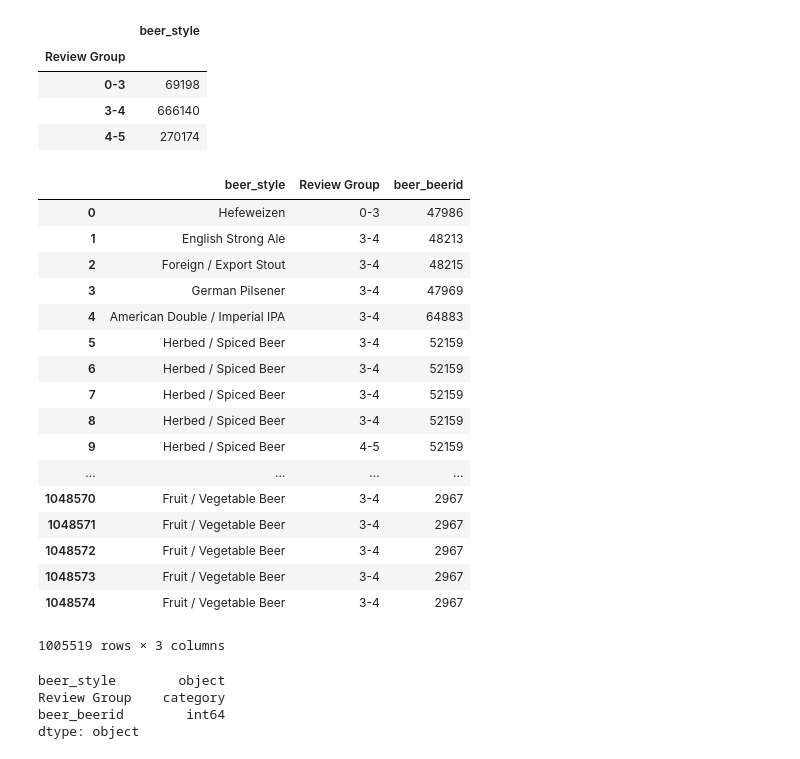
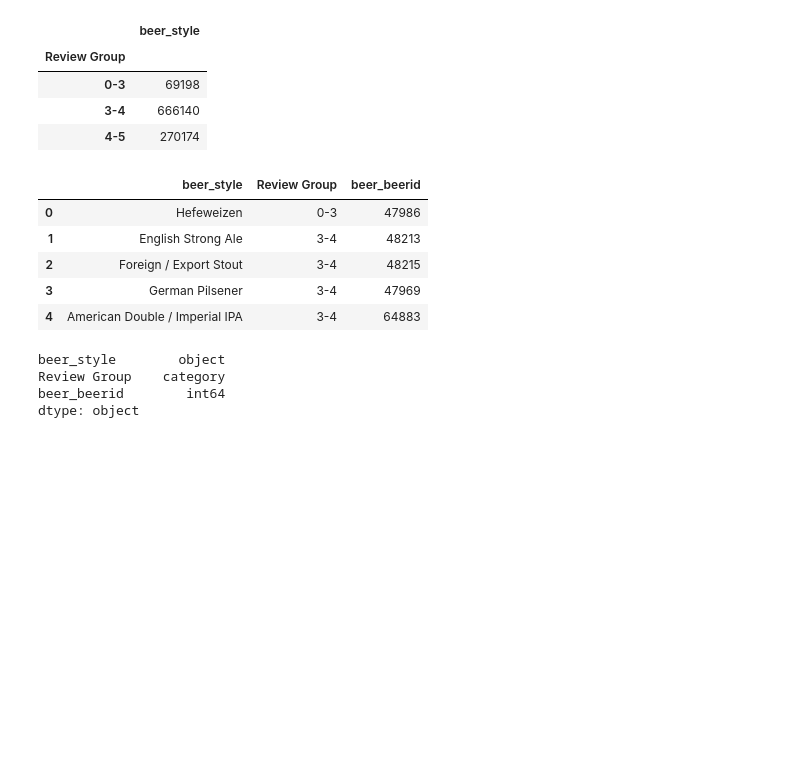
Before and after one commit to RobStewartJr/Project1, a Jupyter notebook: Analyzing_Beer_Preference.ipynb, the cells around one changed output. Drawn from its saved outputs; the diff is of its cells as text; code cells hidden in the pictures; blank space fills up the shorter version.

```diff
--- a/Analyzing_Beer_Preference.ipynb
+++ b/Analyzing_Beer_Preference.ipynb
@@ -224,26 +230,14 @@ full_analysis
 | 4-5 | 270174 |
 # %%
 clean_beer_goup=pd.DataFrame(beer_pd[["beer_style","Review Group","beer_beerid"]])
-clean_beer_goup
+clean_beer_goup.head()
 # %% [output]
 |  | beer_style | Review Group | beer_beerid |
 | 0 | Hefeweizen | 0-3 | 47986 |
 | 1 | English Strong Ale | 3-4 | 48213 |
 | 2 | Foreign / Export Stout | 3-4 | 48215 |
 | 3 | German Pilsener | 3-4 | 47969 |
 | 4 | American Double / Imperial IPA | 3-4 | 64883 |
-| 5 | Herbed / Spiced Beer | 3-4 | 52159 |
-| 6 | Herbed / Spiced Beer | 3-4 | 52159 |
-| 7 | Herbed / Spiced Beer | 3-4 | 52159 |
-| 8 | Herbed / Spiced Beer | 3-4 | 52159 |
-| 9 | Herbed / Spiced Beer | 4-5 | 52159 |
-| ... | ... | ... | ... |
-| 1048570 | Fruit / Vegetable Beer | 3-4 | 2967 |
-| 1048571 | Fruit / Vegetable Beer | 3-4 | 2967 |
-| 1048572 | Fruit / Vegetable Beer | 3-4 | 2967 |
-| 1048573 | Fruit / Vegetable Beer | 3-4 | 2967 |
-| 1048574 | Fruit / Vegetable Beer | 3-4 | 2967 |
-1005519 rows × 3 columns
 # %%
 clean_beer_goup.dtypes
 # %% [output]
```
Also changed, not shown: parts of 20 cells of this notebook, 2 other files.
